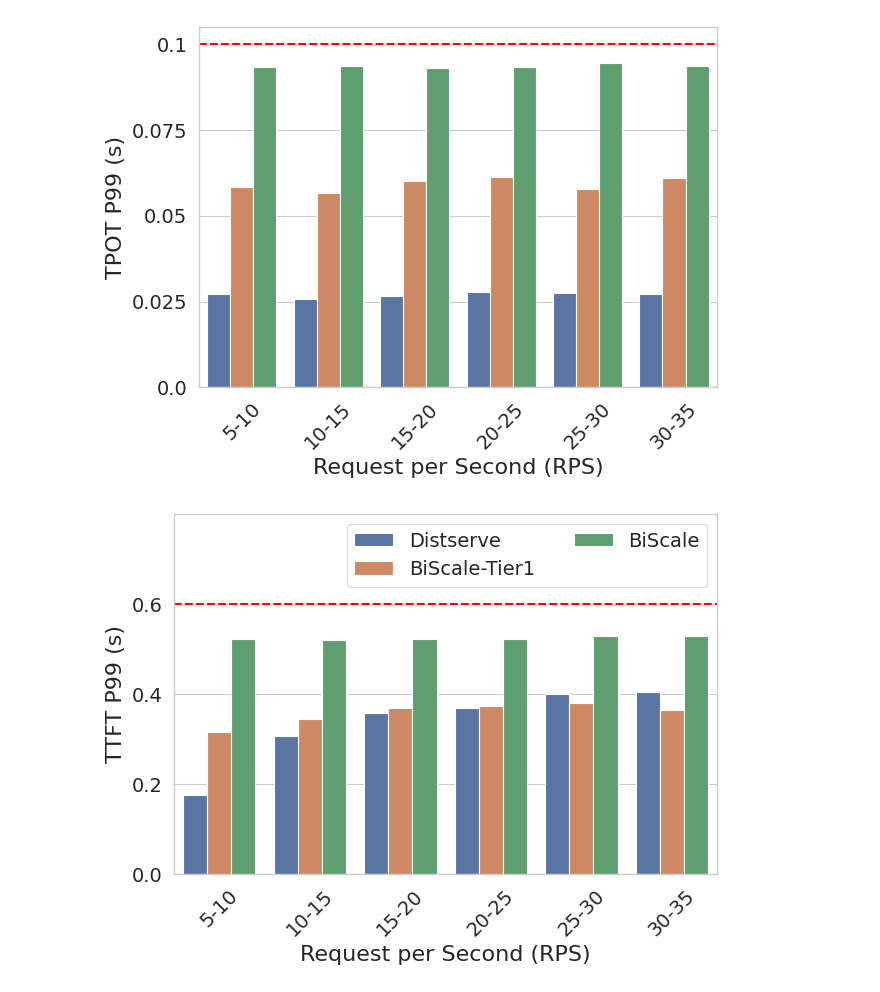
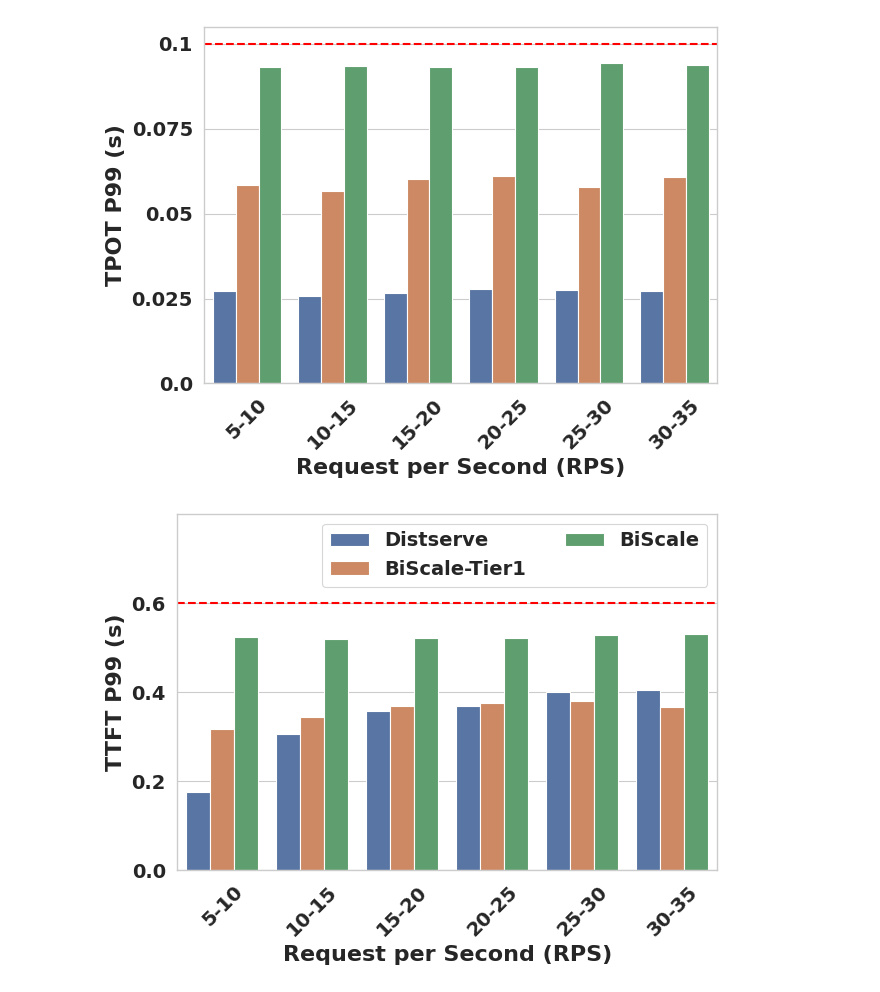
Before and after one commit to Louis-99/vllm-fork, a Jupyter notebook: additional_stuff/sosp_evals/2_nodes/disag_oracle.ipynb, the cells around one changed output. Drawn from its saved outputs; the diff is of its cells as text; code cells hidden in the pictures.

```diff
--- a/additional_stuff/sosp_evals/2_nodes/disag_oracle.ipynb
+++ b/additional_stuff/sosp_evals/2_nodes/disag_oracle.ipynb
@@ -65,14 +65,14 @@ ax = sns.barplot(
 ax.axhline(y=0.1, color='red', linestyle='--', linewidth=1.5)
 
 # Customize the plot
-ax.set_xlabel('Request per Second (RPS)', fontsize=16)
-ax.set_ylabel('TPOT P99 (s)', fontsize=16)
+ax.set_xlabel('Request per Second (RPS)', fontsize=16, fontweight='bold')
+ax.set_ylabel('TPOT P99 (s)', fontsize=16, fontweight='bold')
 ax.set_ylim(0, 0.105)
 ax.set_xticks([1, 2, 3, 4, 5, 6])
 ax.set_xlim(0.5, 6.5)
-ax.set_xticklabels(['5-10', '10-15', '15-20', '20-25', '25-30', '30-35'], fontsize=14, rotation=45, ha='center')
+ax.set_xticklabels(['5-10', '10-15', '15-20', '20-25', '25-30', '30-35'], fontsize=14, rotation=45, ha='center', fontweight='bold')
 ax.set_yticks([0.0, 0.025, 0.05, 0.075, 0.1])
-ax.set_yticklabels(['0.0', '0.025', '0.05', '0.075', '0.1'], fontsize=14)
+ax.set_yticklabels(['0.0', '0.025', '0.05', '0.075', '0.1'], fontsize=14, fontweight='bold')
 ax.legend_.remove()
 plt.tight_layout()
 plt.savefig("figs/p67_oracle_tpot.pdf", format="pdf")
@@ -91,15 +91,15 @@ ax = sns.barplot(
 ax.axhline(y=0.6, color='red', linestyle='--', linewidth=1.5)
 
 # Customize the plot
-ax.set_xlabel('Request per Second (RPS)', fontsize=16)
-ax.set_ylabel('TTFT P99 (s)', fontsize=16)
+ax.set_xlabel('Request per Second (RPS)', fontsize=16, fontweight='bold')
+ax.set_ylabel('TTFT P99 (s)', fontsize=16, fontweight='bold')
 ax.set_ylim(0, 0.8)
 ax.set_xticks([1, 2, 3, 4, 5, 6])
 ax.set_xlim(0.5, 6.5)
-ax.set_xticklabels(['5-10', '10-15', '15-20', '20-25', '25-30', '30-35'], fontsize=14, rotation=45, ha='center')
+ax.set_xticklabels(['5-10', '10-15', '15-20', '20-25', '25-30', '30-35'], fontsize=14, rotation=45, ha='center', fontweight='bold')
 ax.set_yticks([0.0, 0.2, 0.4, 0.6])
-ax.set_yticklabels(['0.0', '0.2', '0.4', '0.6'], fontsize=14)
-ax.legend(title="", fontsize=14, ncol=2)
+ax.set_yticklabels(['0.0', '0.2', '0.4', '0.6'], fontsize=14, fontweight='bold')
+ax.legend(title="", ncol=2, prop={"size": 14, "weight": "bold"})
 plt.tight_layout()
 plt.savefig("figs/p67_oracle_ttft.pdf", format="pdf")
 
@@ -113,39 +113,68 @@ ax = sns.barplot(
     data=df_results,
     dodge=True,
 )
 
 # Customize the plot
-ax.set_xlabel('Request per Second (RPS)', fontsize=16)
-ax.set_ylabel('Energy per Token', fontsize=16)
+ax.set_xlabel('Request per Second (RPS)', fontsize=16, fontweight='bold')
+ax.set_ylabel('Energy per Token (J)', fontsize=16, fontweight='bold')
 ax.set_xticks([1, 2, 3, 4, 5, 6])
 ax.set_xlim(0.5, 6.5)
-ax.set_xticklabels(['5-10', '10-15', '15-20', '20-25', '25-30', '30-35'], fontsize=14, rotation=45, ha='center')
+ax.set_xticklabels(['5-10', '10-15', '15-20', '20-25', '25-30', '30-35'], fontsize=14, rotation=45, ha='center', fontweight='bold')
 ax.tick_params(axis='y', labelsize=14)
+for label in ax.get_yticklabels():
+    label.set_fontweight('bold')
 ax.legend_.remove()
 plt.tight_layout()
 plt.savefig("figs/p67_oracle_energy_per_token_decode.pdf", format="pdf")
 
 #################### Energy per token - prefill ####################
 sns.set_theme(context="paper", style="whitegrid")
 plt.figure()
 ax = sns.barplot(
     x="rps",
     y="prefill_energy_per_token",
     hue="name",
     data=df_results,
     dodge=True,
 )
 
 # Customize the plot
-ax.set_xlabel('Request per Second (RPS)', fontsize=16)
-ax.set_ylabel('Energy per Token', fontsize=16)
+ax.set_xlabel('Request per Second (RPS)', fontsize=16, fontweight='bold')
+ax.set_ylabel('Energy per Request (J)', fontsize=16, fontweight='bold')
 ax.set_xticks([1, 2, 3, 4, 5, 6])
 ax.set_xlim(0.5, 6.5)
-ax.set_xticklabels(['5-10', '10-15', '15-20', '20-25', '25-30', '30-35'], fontsize=14, rotation=45, ha='center')
+ax.set_xticklabels(['5-10', '10-15', '15-20', '20-25', '25-30', '30-35'], fontsize=14, rotation=45, ha='center', fontweight='bold')
 ax.tick_params(axis='y', labelsize=14)
+for label in ax.get_yticklabels():
+    label.set_fontweight('bold')
 ax.legend_.remove()
 plt.tight_layout()
-plt.savefig("figs/p67_oracle_energy_per_token_prefill.pdf", format="pdf")
+plt.savefig("figs/p67_oracle_energy_per_request_prefill.pdf", format="pdf")
+
+#################### Energy per token - total ####################
+df_results['energy_per_req'] = df_results['energy_j'] / df_results['num_requests']
+sns.set_theme(context="paper", style="whitegrid")
+plt.figure()
+ax = sns.barplot(
+    x="rps",
+    y="energy_per_req",
+    hue="name",
+    data=df_results,
+    dodge=True,
+)
+
+# Customize the plot
+ax.set_xlabel('Request per Second (RPS)', fontsize=16, fontweight='bold')
+ax.set_ylabel('Energy per Request (J)', fontsize=16, fontweight='bold')
+ax.set_xticks([1, 2, 3, 4, 5, 6])
+ax.set_xlim(0.5, 6.5)
+ax.set_xticklabels(['5-10', '10-15', '15-20', '20-25', '25-30', '30-35'], fontsize=14, rotation=45, ha='center', fontweight='bold')
+ax.tick_params(axis='y', labelsize=14)
+for label in ax.get_yticklabels():
+    label.set_fontweight('bold')
+ax.legend_.remove()
+plt.tight_layout()
+plt.savefig("figs/p67_oracle_energy_per_request_total.pdf", format="pdf")
 # %% [output]
-[figure, old version]
+[figure, new version]
-[figure, old version]
+[figure, new version]
```
Also changed, not shown: parts of 2 cells of this notebook, 6 other files.
